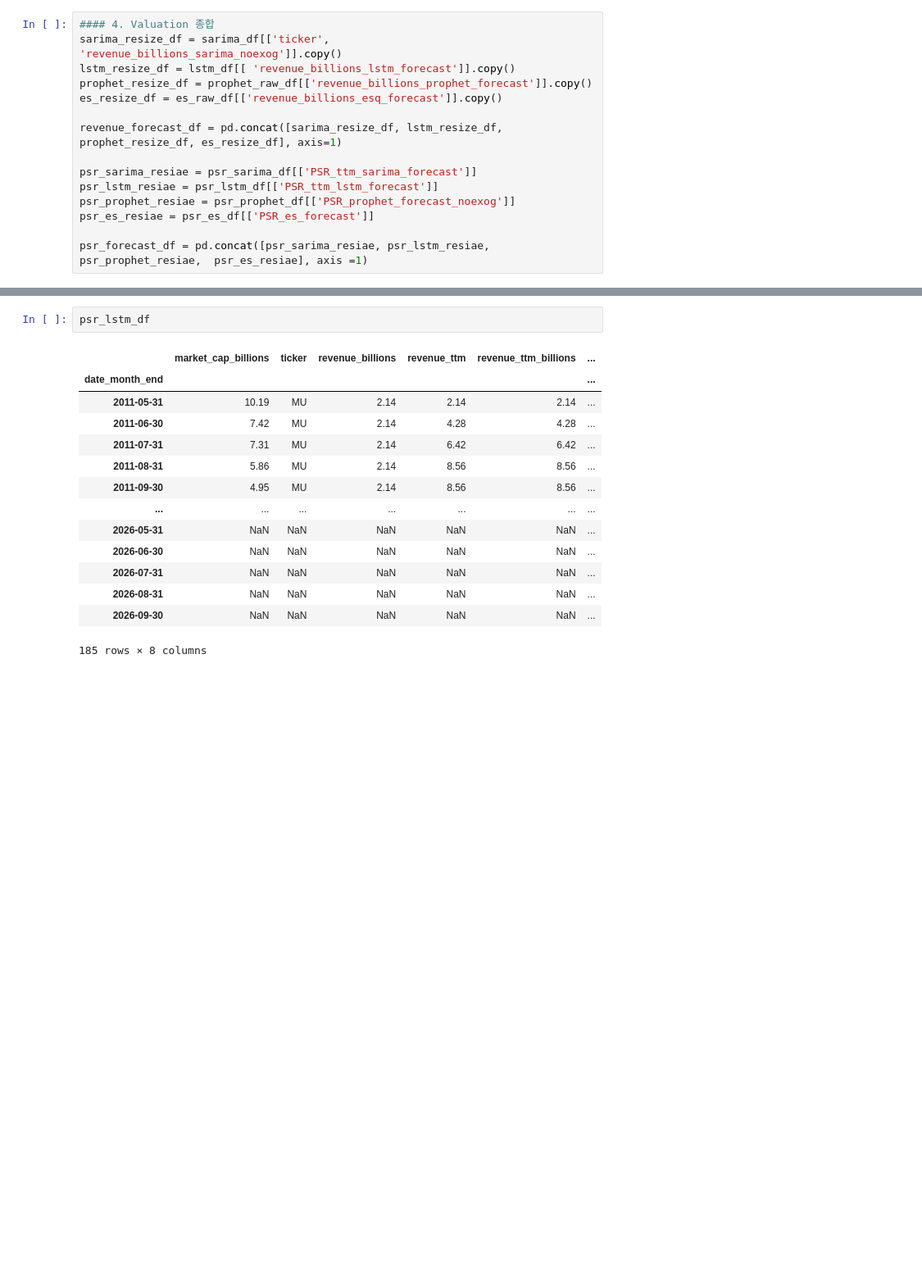
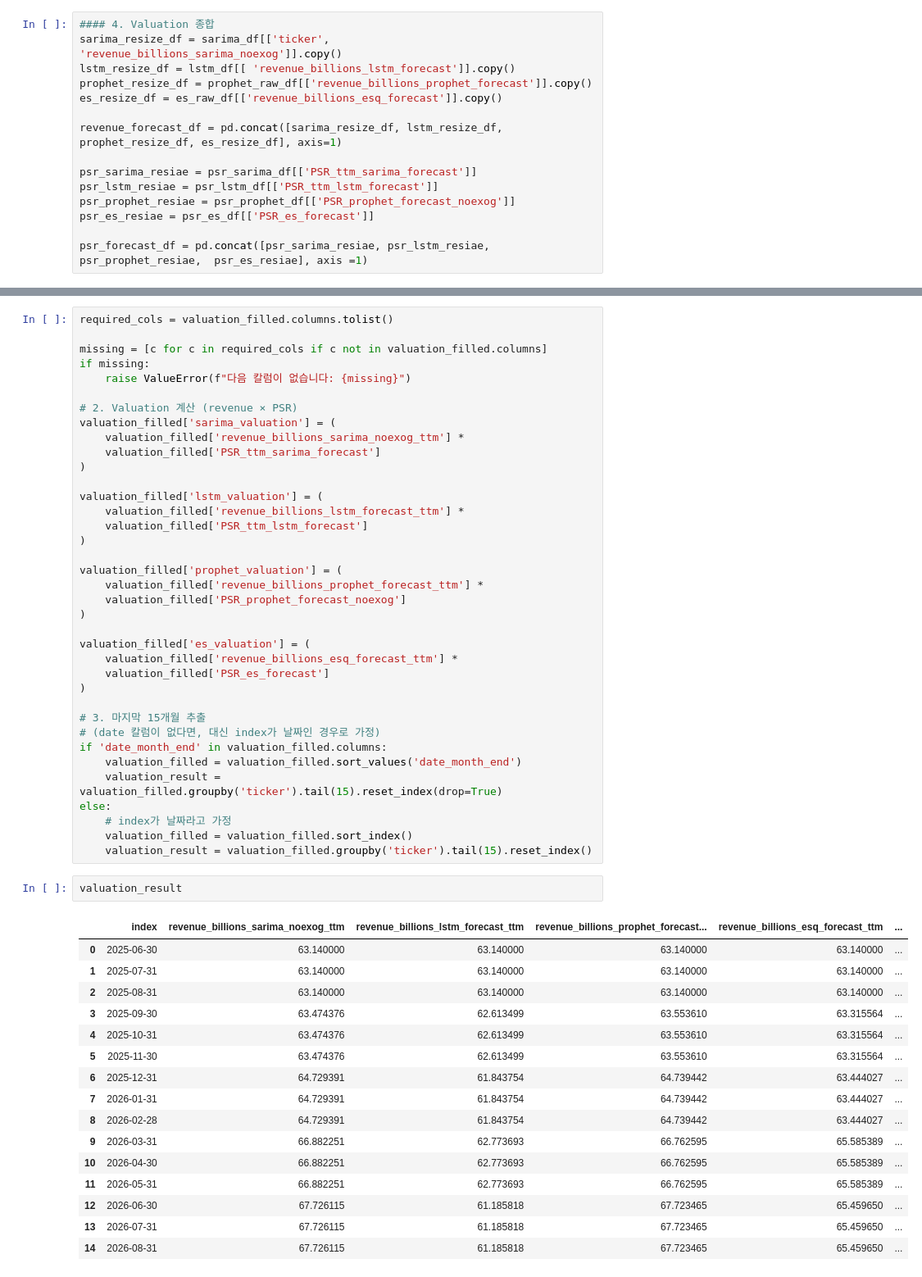
Before and after one commit to stox74/stock_forecast, a Jupyter notebook: US_Market/valuation/valuation_preprocessting_code_develop_v2.ipynb, the cells around one changed output, grey strips where cells are left out. Shown at 82% size. Drawn from its saved outputs; the diff is of its cells as text; blank space fills up the shorter version.

```diff
--- a/US_Market/valuation/valuation_preprocessting_code_develop_v2.ipynb
+++ b/US_Market/valuation/valuation_preprocessting_code_develop_v2.ipynb
@@ -506,17 +592,56 @@ psr_prophet_df
-# %%
-psr_lstm_df
-# %% [output]
-|  | market_cap_billions | ticker | revenue_billions | revenue_ttm | revenue_ttm_billions | ... |
-| date_month_end |  |  |  |  |  | ... |
-| 2011-05-31 | 10.19 | MU | 2.14 | 2.14 | 2.14 | ... |
-| 2011-06-30 | 7.42 | MU | 2.14 | 4.28 | 4.28 | ... |
-| 2011-07-31 | 7.31 | MU | 2.14 | 6.42 | 6.42 | ... |
-| 2011-08-31 | 5.86 | MU | 2.14 | 8.56 | 8.56 | ... |
-| 2011-09-30 | 4.95 | MU | 2.14 | 8.56 | 8.56 | ... |
-| ... | ... | ... | ... | ... | ... | ... |
-| 2026-05-31 | NaN | NaN | NaN | NaN | NaN | ... |
-| 2026-06-30 | NaN | NaN | NaN | NaN | NaN | ... |
-| 2026-07-31 | NaN | NaN | NaN | NaN | NaN | ... |
-| 2026-08-31 | NaN | NaN | NaN | NaN | NaN | ... |
-| 2026-09-30 | NaN | NaN | NaN | NaN | NaN | ... |
-185 rows × 8 columns
+# %%
+required_cols = valuation_filled.columns.tolist()
+
+missing = [c for c in required_cols if c not in valuation_filled.columns]
+if missing:
+    raise ValueError(f"다음 칼럼이 없습니다: {missing}")
+
+# 2. Valuation 계산 (revenue × PSR)
+valuation_filled['sarima_valuation'] = (
+    valuation_filled['revenue_billions_sarima_noexog_ttm'] *
+    valuation_filled['PSR_ttm_sarima_forecast']
+)
+
+valuation_filled['lstm_valuation'] = (
+    valuation_filled['revenue_billions_lstm_forecast_ttm'] *
+    valuation_filled['PSR_ttm_lstm_forecast']
+)
+
+valuation_filled['prophet_valuation'] = (
+    valuation_filled['revenue_billions_prophet_forecast_ttm'] *
+    valuation_filled['PSR_prophet_forecast_noexog']
+)
+
+valuation_filled['es_valuation'] = (
+    valuation_filled['revenue_billions_esq_forecast_ttm'] *
+    valuation_filled['PSR_es_forecast']
+)
+
+# 3. 마지막 15개월 추출
+# (date 칼럼이 없다면, 대신 index가 날짜인 경우로 가정)
+if 'date_month_end' in valuation_filled.columns:
+    valuation_filled = valuation_filled.sort_values('date_month_end')
+    valuation_result = valuation_filled.groupby('ticker').tail(15).reset_index(drop=True)
+else:
+    # index가 날짜라고 가정
+    valuation_filled = valuation_filled.sort_index()
+    valuation_result = valuation_filled.groupby('ticker').tail(15).reset_index()
+# %%
+valuation_result
+# %% [output]
+|  | index | revenue_billions_sarima_noexog_ttm | revenue_billions_lstm_forecast_ttm | revenue_billions_prophet_forecast... | revenue_billions_esq_forecast_ttm | ... |
+| 0 | 2025-06-30 | 63.140000 | 63.140000 | 63.140000 | 63.140000 | ... |
+| 1 | 2025-07-31 | 63.140000 | 63.140000 | 63.140000 | 63.140000 | ... |
+| 2 | 2025-08-31 | 63.140000 | 63.140000 | 63.140000 | 63.140000 | ... |
+| 3 | 2025-09-30 | 63.474376 | 62.613499 | 63.553610 | 63.315564 | ... |
+| 4 | 2025-10-31 | 63.474376 | 62.613499 | 63.553610 | 63.315564 | ... |
+| 5 | 2025-11-30 | 63.474376 | 62.613499 | 63.553610 | 63.315564 | ... |
+| 6 | 2025-12-31 | 64.729391 | 61.843754 | 64.739442 | 63.444027 | ... |
+| 7 | 2026-01-31 | 64.729391 | 61.843754 | 64.739442 | 63.444027 | ... |
+| 8 | 2026-02-28 | 64.729391 | 61.843754 | 64.739442 | 63.444027 | ... |
+| 9 | 2026-03-31 | 66.882251 | 62.773693 | 66.762595 | 65.585389 | ... |
+| 10 | 2026-04-30 | 66.882251 | 62.773693 | 66.762595 | 65.585389 | ... |
+| 11 | 2026-05-31 | 66.882251 | 62.773693 | 66.762595 | 65.585389 | ... |
+| 12 | 2026-06-30 | 67.726115 | 61.185818 | 67.723465 | 65.459650 | ... |
+| 13 | 2026-07-31 | 67.726115 | 61.185818 | 67.723465 | 65.459650 | ... |
+| 14 | 2026-08-31 | 67.726115 | 61.185818 | 67.723465 | 65.459650 | ... |
```
Also changed, not shown: parts of 13 cells of this notebook, 3 other files.
